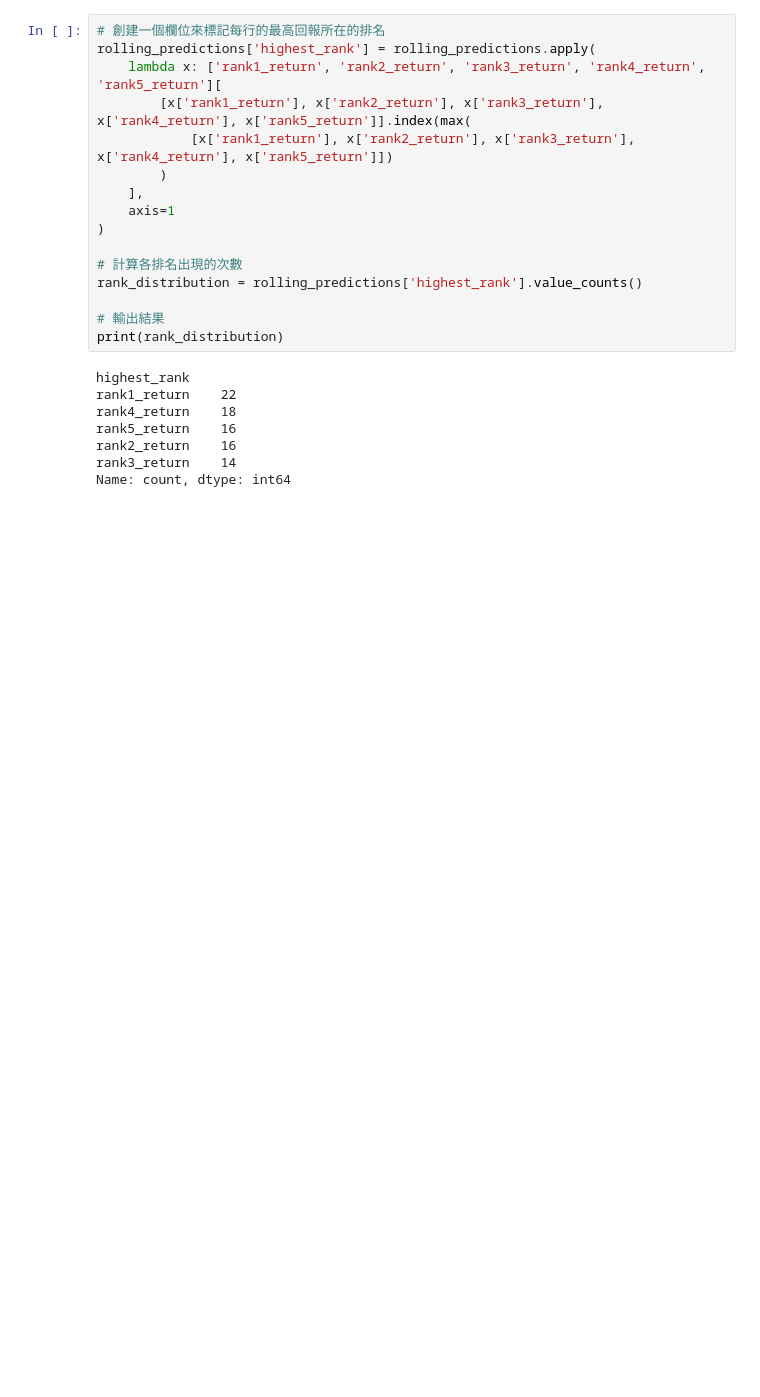
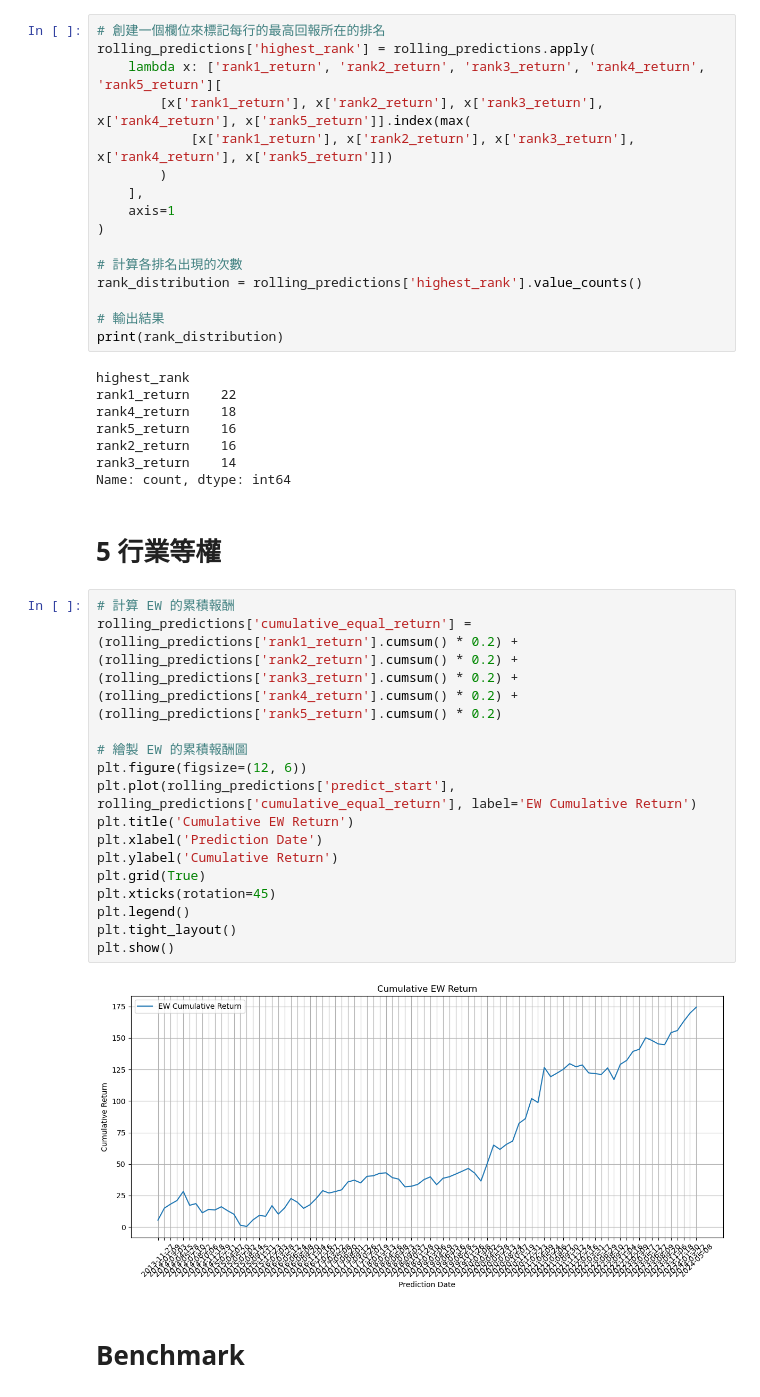
Before and after one commit to Tseng1028/industry-rotation, a Jupyter notebook: industryRL_v5/plot.ipynb, the cells around one changed output. Drawn from its saved outputs; the diff is of its cells as text; blank space fills up the shorter version.

```diff
--- a/industryRL_v5/plot.ipynb
+++ b/industryRL_v5/plot.ipynb
@@ -155,3 +151,24 @@ rank5_return    16
 rank2_return    16
 rank3_return    14
 Name: count, dtype: int64
+# %% [markdown]
+# 5 行業等權
+# %%
+# 計算 EW 的累積報酬
+rolling_predictions['cumulative_equal_return'] = (rolling_predictions['rank1_return'].cumsum() * 0.2) + (rolling_predictions['rank2_return'].cumsum() * 0.2) + (rolling_predictions['rank3_return'].cumsum() * 0.2) + (rolling_predictions['rank4_return'].cumsum() * 0.2) + (rolling_predictions['rank5_return'].cumsum() * 0.2)
+
+# 繪製 EW 的累積報酬圖
+plt.figure(figsize=(12, 6))
+plt.plot(rolling_predictions['predict_start'], rolling_predictions['cumulative_equal_return'], label='EW Cumulative Return')
+plt.title('Cumulative EW Return')
+plt.xlabel('Prediction Date')
+plt.ylabel('Cumulative Return')
+plt.grid(True)
+plt.xticks(rotation=45)
+plt.legend()
+plt.tight_layout()
+plt.show()
+# %% [output]
+[figure, added]
+# %% [markdown]
+# Benchmark
```
Also changed, not shown: parts of 6 cells of this notebook, 11 other files.
